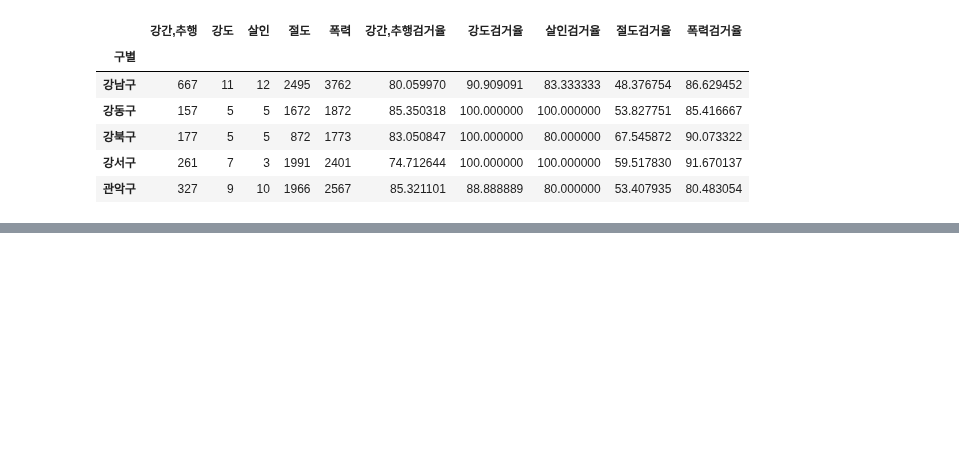
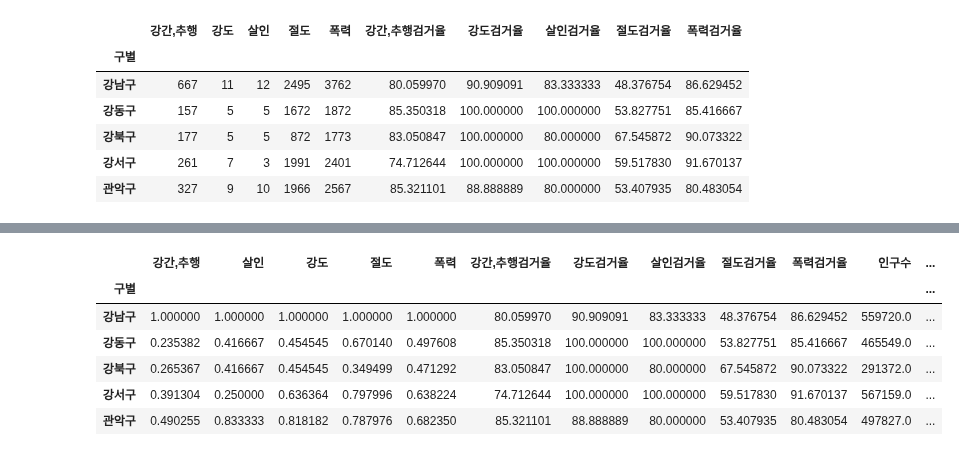
Before and after one commit to solpinetree/ds_study, a Jupyter notebook: source_code/02.Analysis Seoul Crime.ipynb, the cells around one changed output, grey strips where cells are left out. Cells and saved outputs as stored; diff of their text form; code cells hidden in the pictures; blank space fills up the shorter version.

Commit message:
02 Analysis Seoul Crime - 정규화, 범죄 지수, 검거 지수
구별 CCTV 자료에서 인구수와 CCTV 수 추가

```diff
--- a/source_code/02.Analysis Seoul Crime.ipynb
+++ b/source_code/02.Analysis Seoul Crime.ipynb
@@ -1016,0 +1056,4 @@ crime_anal_gu.head()
+# %%
+col = ["강간,추행", "살인", "강도", "절도", "폭력"]
+crime_anal_norm = crime_anal_gu[col] / crime_anal_gu[col].max()
+crime_anal_norm.head()
@@ -1016,0 +1074,5 @@ crime_anal_gu.head()
+# %%
+# 검거율 컬럼도 crim_anal_norm 에 추가
+col2 = ["강간,추행검거율", "강도검거율", "살인검거율", "절도검거율", "폭력검거율"]
+crime_anal_norm[col2] = crime_anal_gu[col2]
+crime_anal_norm.head()
@@ -1016,0 +1089,3 @@ crime_anal_gu.head()
+# %%
+result_CCTV = pd.read_csv("../data/01. CCTV_result.csv", index_col="구별", encoding="utf-8")
+result_CCTV.head()
@@ -1016,0 +1100,11 @@ crime_anal_gu.head()
+# %%
+crime_anal_norm[["인구수", "CCTV"]] = result_CCTV[["인구수", "총 계"]]
+crime_anal_norm.head()
+# %% [output]
+|  | 강간,추행 | 살인 | 강도 | 절도 | 폭력 | 강간,추행검거율 | 강도검거율 | 살인검거율 | 절도검거율 | 폭력검거율 | 인구수 | ... |
+| 구별 |  |  |  |  |  |  |  |  |  |  |  | ... |
+| 강남구 | 1.000000 | 1.000000 | 1.000000 | 1.000000 | 1.000000 | 80.059970 | 90.909091 | 83.333333 | 48.376754 | 86.629452 | 559720.0 | ... |
+| 강동구 | 0.235382 | 0.416667 | 0.454545 | 0.670140 | 0.497608 | 85.350318 | 100.000000 | 100.000000 | 53.827751 | 85.416667 | 465549.0 | ... |
+| 강북구 | 0.265367 | 0.416667 | 0.454545 | 0.349499 | 0.471292 | 83.050847 | 100.000000 | 80.000000 | 67.545872 | 90.073322 | 291372.0 | ... |
+| 강서구 | 0.391304 | 0.250000 | 0.636364 | 0.797996 | 0.638224 | 74.712644 | 100.000000 | 100.000000 | 59.517830 | 91.670137 | 567159.0 | ... |
+| 관악구 | 0.490255 | 0.833333 | 0.818182 | 0.787976 | 0.682350 | 85.321101 | 88.888889 | 80.000000 | 53.407935 | 80.483054 | 497827.0 | ... |
```
Also changed, not shown: parts of 22 cells of this notebook.
